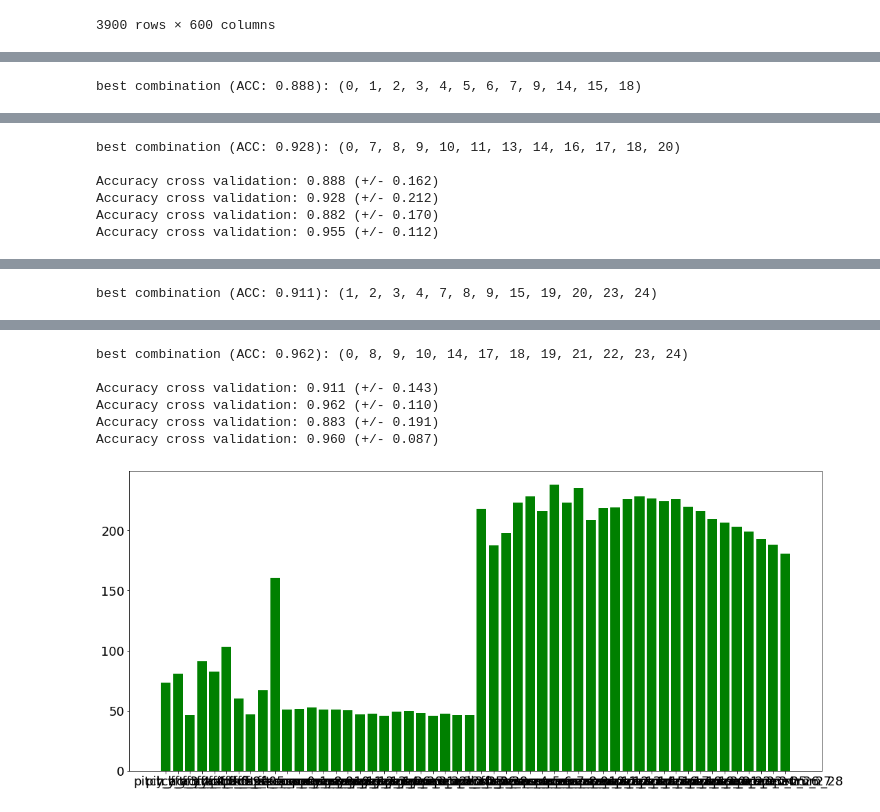
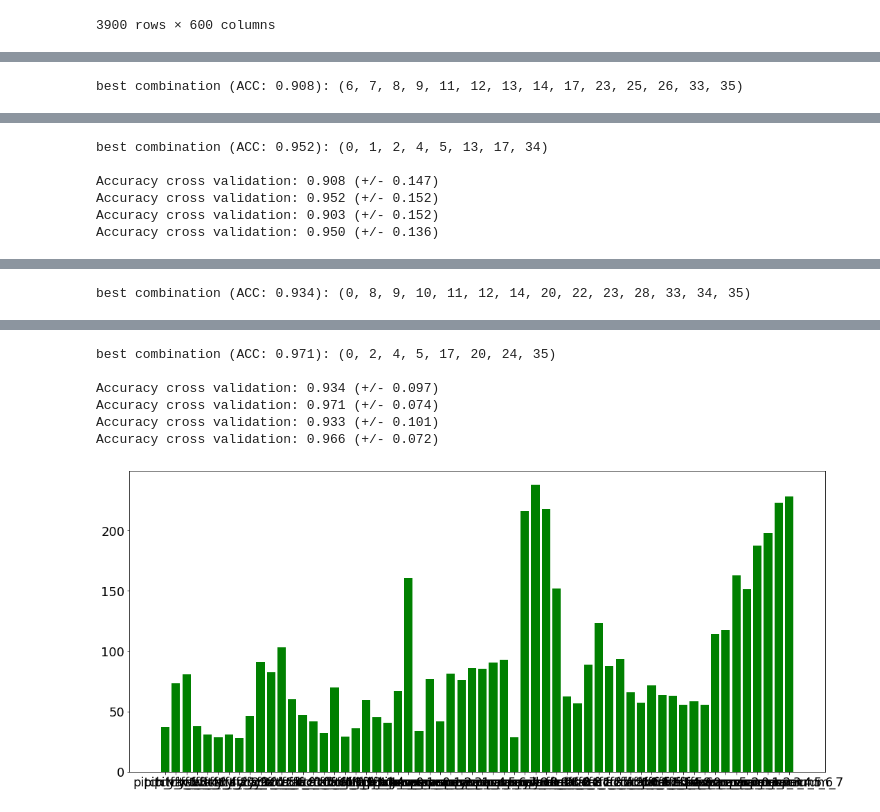
Before and after one commit to Intelligent-Systems-Phystech/2020_Project8, a Jupyter notebook: code/Experiment.ipynb, the cells around one changed output, grey strips where cells are left out. Cells and saved outputs as stored; diff of their text form; code cells hidden in the pictures.

```diff
--- a/code/Experiment.ipynb
+++ b/code/Experiment.ipynb
@@ -104,7 +104,7 @@ specrum_feats
 # %% [markdown]
 Параметры авторегрессии (по 50 на ряд):
 # %%
-n = T//2   # with free coef
+n = 10   # with free coef
 
 def get_autoregressive_names(n):
     feature_names = []
@@ -188,7 +188,7 @@ def get_fft_features(X_data, n, discrete):
         params_fft[i] = get_fft_features_segm(segm, n)   #n*N_row features
     return(np.asarray(params_fft))
 
-params_fft = get_fft_features(X_data, n = 2*T, discrete = discrete)
+params_fft = get_fft_features(X_data, n = 100, discrete = discrete)
 fft_feats = pd.DataFrame(params_fft,columns = feature_names)
 fft_feats.to_csv("../data/features/fft_feats.csv", index=False)
 fft_feats
@@ -212,7 +212,7 @@ from sklearn.neighbors import KNeighborsClassifier
 from mlxtend.data import iris_data
 from sklearn.model_selection import GroupKFold
 
-def selecting(X_feat,y, model):
+def selecting(X_feat,y, model, n_feat = 20):
     mask1 = [True if i % 600 < 400 else False for i in range(3900)]
     mask2 = [True if i % 600 > 399 else False for i in range(3900)]
     #X_train, y_train = X_feat[mask1], y[mask1]
@@ -222,7 +222,7 @@ def selecting(X_feat,y, model):
     X_train = sklearn.preprocessing.MinMaxScaler().fit_transform(X_train)
     X_test = sklearn.preprocessing.MinMaxScaler().fit_transform(X_test)
 
-    select_feat = SelectPercentile(chi2, percentile=2.4)
+    select_feat = SelectPercentile(chi2, percentile=5)
     X_train = select_feat.fit_transform(X_train, y_train)
 
     best_feat = select_feat.get_support()
@@ -238,7 +238,7 @@ def selecting(X_feat,y, model):
     cv_gen = GroupKFold(13).split(X_train, y_train, groups)
     cv = list(cv_gen)
 
-    sfs = SFS(model, k_features=12, forward=False, floating=True, scoring='accuracy',
+    sfs = SFS(model, k_features=n_feat, forward=False, floating=True, scoring='accuracy',
           cv=cv, n_jobs=-1, verbose = 2)
 
     sfs.fit(X_train, y_train)
@@ -268,7 +269,7 @@ def Experiment(MODEL = LogisticRegression):
     X_feat = pd.concat([fft_feats, autoreg_feats, specrum_feats], axis=1)
     y = np.asarray([1 if x==1 else 0  for i,x in enumerate(data.values[2*T:size_data-T, 6]) if i % discrete == 0])
 
-    df_train_act, df_test_act = selecting(X_feat,y, MODEL())
+    df_train_act, df_test_act = selecting(X_feat,y, MODEL(), 14)
     df_train_act.to_csv("../data/df_train_act.csv", index=False)
 
     X_train_act, y_train_act = df_train_act.drop(['y'], axis=1), df_train_act[['y']]
@@ -278,7 +279,7 @@ def Experiment(MODEL = LogisticRegression):
     X_feat = pd.concat([fft_feats, autoreg_feats, specrum_feats], axis=1)
     y = np.asarray([1 if x==1 else 0  for i,x in enumerate(data.values[2*T:size_data-T, 7]) if i % discrete == 0])
 
-    df_train_gen, df_test_gen = selecting(X_feat,y, MODEL())
+    df_train_gen, df_test_gen = selecting(X_feat,y, MODEL(), 8)
     df_train_gen.to_csv("../data/df_train_gen.csv", index=False)
 
     X_train_gen, y_train_gen = df_train_gen.drop(['y'], axis=1), df_train_gen[['y']]
@@ -334,4 +335,4 @@ def Experiment(MODEL = LogisticRegression):
 
     result[8] = len(set(best_act) & set(best_gen))
 
-    return result, X_train_act, df_train_gen
+    return result, X_train_act, y_train_act, X_train_gen, y_train_gen
@@ -338,6 +341,6 @@ def Experiment(MODEL = LogisticRegression):
 # %%
 result = np.zeros((2,9))
-result[0], X_train_act1, X_train_gen1 = Experiment(LogisticRegression)
-result[1], X_train_act2, X_train_gen2 = Experiment(svm.SVC)
+result[0], X_train_act1, y_train_act1, X_train_gen1, y_train_gen1 = Experiment(LogisticRegression)
+result[1], X_train_act2, y_train_act2, X_train_gen2, y_train_gen2 = Experiment(svm.SVC)
 # %% [output]
 [Parallel(n_jobs=-1)]: Using backend LokyBackend with 4 concurrent workers.
@@ -360,2 +363,2 @@ result[1], X_train_act2, X_train_gen2 = Experiment(svm.SVC)
-best combination (ACC: 0.888): (0, 1, 2, 3, 4, 5, 6, 7, 9, 14, 15, 18)
+best combination (ACC: 0.908): (6, 7, 8, 9, 11, 12, 13, 14, 17, 23, 25, 26, 33, 35)
 [Parallel(n_jobs=-1)]: Using backend LokyBackend with 4 concurrent workers.
@@ -378,7 +381,7 @@ best combination (ACC: 0.888): (0, 1, 2, 3, 4, 5, 6, 7, 9, 14, 15, 18)
-best combination (ACC: 0.928): (0, 7, 8, 9, 10, 11, 13, 14, 16, 17, 18, 20)
+best combination (ACC: 0.952): (0, 1, 2, 4, 5, 13, 17, 34)
 
-Accuracy cross validation: 0.888 (+/- 0.162)
-Accuracy cross validation: 0.928 (+/- 0.212)
-Accuracy cross validation: 0.882 (+/- 0.170)
-Accuracy cross validation: 0.955 (+/- 0.112)
+Accuracy cross validation: 0.908 (+/- 0.147)
+Accuracy cross validation: 0.952 (+/- 0.152)
+Accuracy cross validation: 0.903 (+/- 0.152)
+Accuracy cross validation: 0.950 (+/- 0.136)
 [Parallel(n_jobs=-1)]: Using backend LokyBackend with 4 concurrent workers.
@@ -401,2 +404,2 @@ Accuracy cross validation: 0.955 (+/- 0.112)
-best combination (ACC: 0.911): (1, 2, 3, 4, 7, 8, 9, 15, 19, 20, 23, 24)
+best combination (ACC: 0.934): (0, 8, 9, 10, 11, 12, 14, 20, 22, 23, 28, 33, 34, 35)
 [Parallel(n_jobs=-1)]: Using backend LokyBackend with 4 concurrent workers.
@@ -419,10 +422,10 @@ best combination (ACC: 0.911): (1, 2, 3, 4, 7, 8, 9, 15, 19, 20, 23, 24)
-best combination (ACC: 0.962): (0, 8, 9, 10, 14, 17, 18, 19, 21, 22, 23, 24)
+best combination (ACC: 0.971): (0, 2, 4, 5, 17, 20, 24, 35)
 
-Accuracy cross validation: 0.911 (+/- 0.143)
-Accuracy cross validation: 0.962 (+/- 0.110)
-Accuracy cross validation: 0.883 (+/- 0.191)
-Accuracy cross validation: 0.960 (+/- 0.087)
+Accuracy cross validation: 0.934 (+/- 0.097)
+Accuracy cross validation: 0.971 (+/- 0.074)
+Accuracy cross validation: 0.933 (+/- 0.101)
+Accuracy cross validation: 0.966 (+/- 0.072)
-[figure, old version]
+[figure, new version]
 # %%
 columns = ["act", "d act","gender","d gender", "act(+g)","d act(+g)","gen(+a)","d gen(+a)", "common",]
 rows = ["LogRegression", "SVM"]
```
Also changed, not shown: parts of 16 cells of this notebook.
